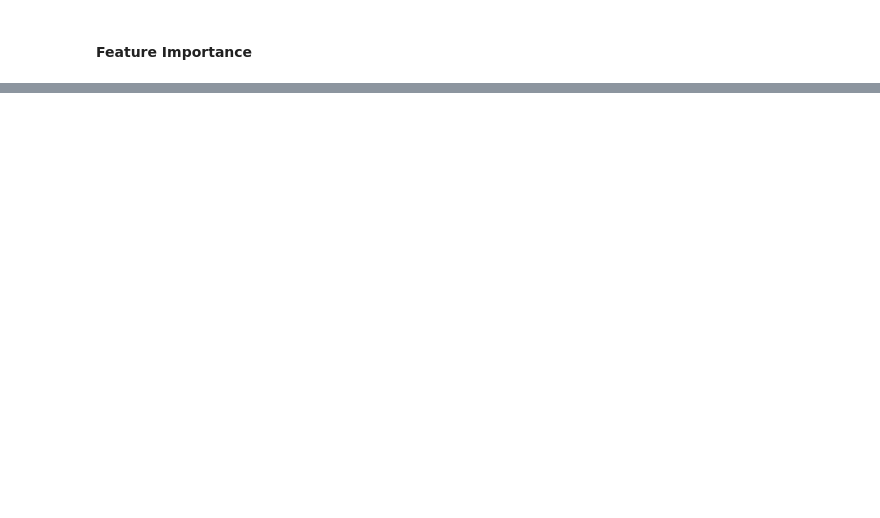
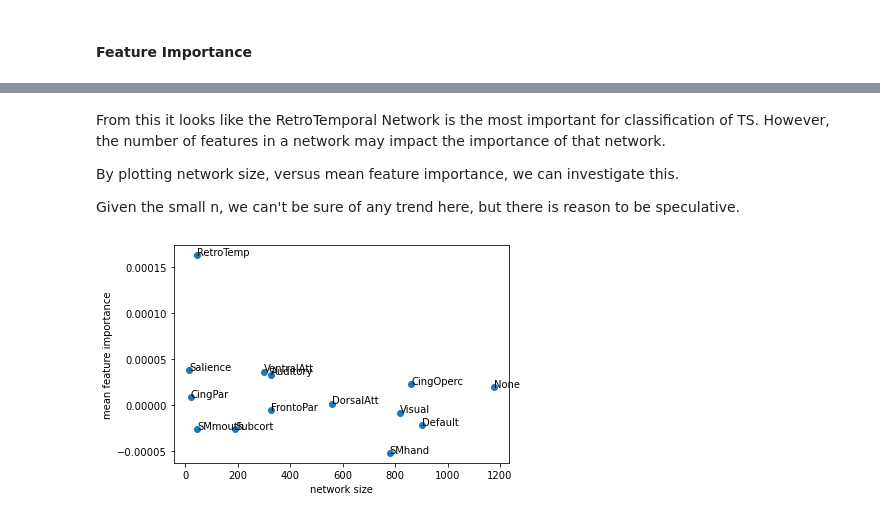
Before and after one commit to MattFeig/pfifc, a Jupyter notebook: introduction_svm_analysis.ipynb, the cells around one changed output, grey strips where cells are left out. Saved outputs shown, nothing was run; the diff lists cells and outputs as text; code cells hidden in the pictures; blank space fills up the shorter version.

```diff
--- a/linear_svm_analysis.ipynb
+++ b/introduction_svm_analysis.ipynb
@@ -140,0 +144,15 @@ plt.show()
+# %% [markdown]
+From this it looks like the RetroTemporal Network is the most important for classification of TS. However, the number of features in a network may impact the importance of that network.
+
+By plotting network size, versus mean feature importance, we can investigate this.
+
+Given the small n, we can't be sure of any trend here, but there is reason to be speculative.
+# %%
+fig, ax = plt.subplots()
+plt.scatter(net_size, mean_importance)
+plt.ylabel("mean feature importance")
+plt.xlabel("network size")
+for i, txt in enumerate(netlist):
+        ax.annotate(txt,(net_size[i], mean_importance[i]))
+# %% [output]
+[figure, added]
```
Also changed, not shown: parts of 18 cells of this notebook, 2 other files.
